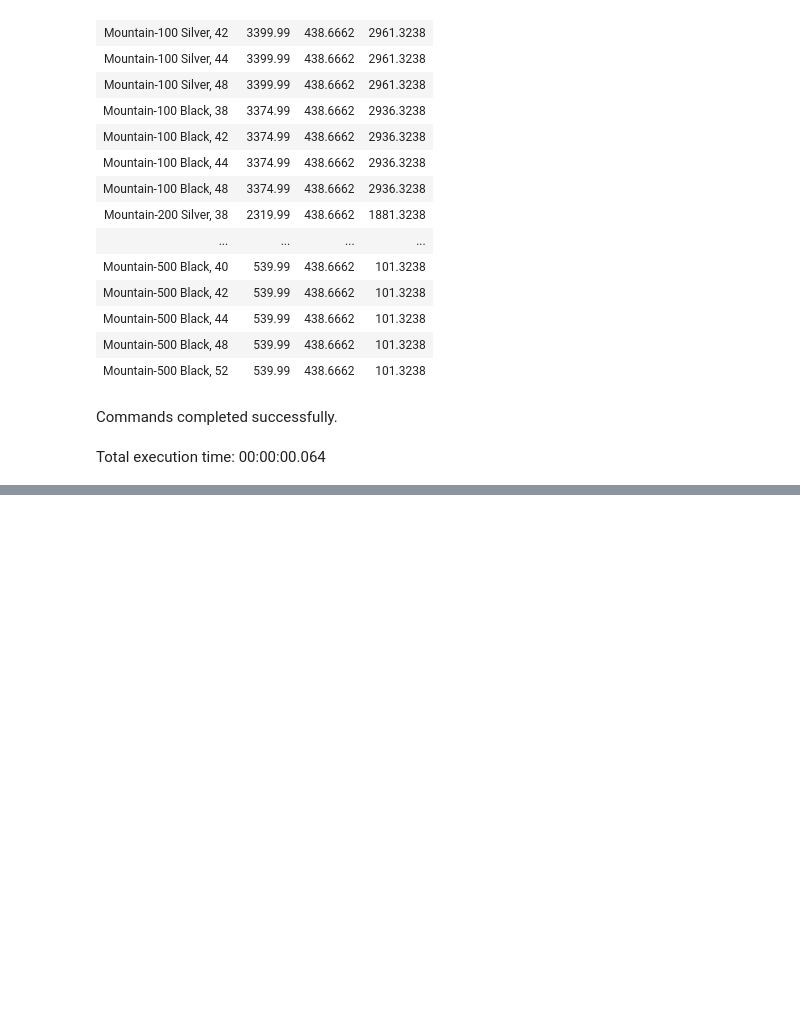
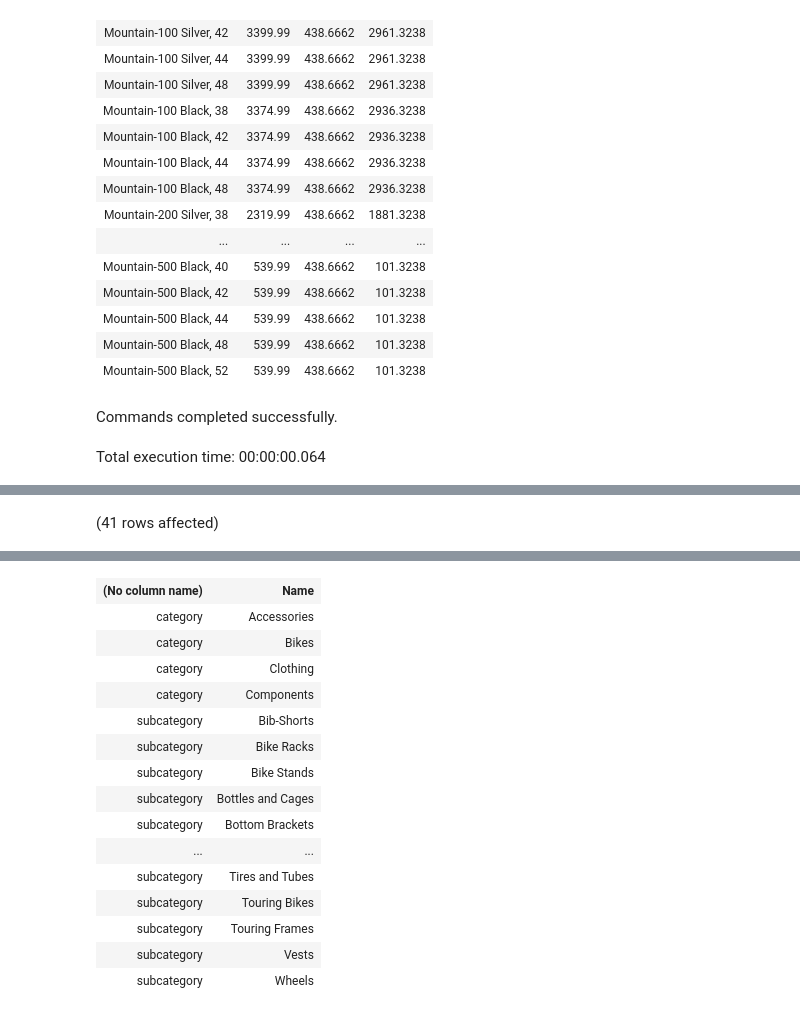
Before and after one commit to hollyhira/SQL-Exercises, a Jupyter notebook: SQL_PRACTICE/CLASS 14 SUBQUERIES PRACTICE.ipynb, the cells around one changed output, grey strips where cells are left out. Saved outputs shown, nothing was run; the diff lists cells and outputs as text; code cells hidden in the pictures; blank space fills up the shorter version.

```diff
--- a/SQL_PRACTICE/CLASS 14 SUBQUERIES PRACTICE.ipynb
+++ b/SQL_PRACTICE/CLASS 14 SUBQUERIES PRACTICE.ipynb
@@ -663,0 +668,11 @@ Total execution time: 00:00:00.064
+# %%
+USE AdventureWorks2019
+SELECT 'category',
+C.Name
+FROM Production.ProductCategory AS C
+UNION ALL
+SELECT 'subcategory',
+S.Name
+FROM Production.ProductSubcategory AS S
+# %% [output]
+(41 rows affected)
@@ -663,0 +680,16 @@ Total execution time: 00:00:00.064
+| (No column name) | Name |
+| category | Accessories |
+| category | Bikes |
+| category | Clothing |
+| category | Components |
+| subcategory | Bib-Shorts |
+| subcategory | Bike Racks |
+| subcategory | Bike Stands |
+| subcategory | Bottles and Cages |
+| subcategory | Bottom Brackets |
+| ... | ... |
+| subcategory | Tires and Tubes |
+| subcategory | Touring Bikes |
+| subcategory | Touring Frames |
+| subcategory | Vests |
+| subcategory | Wheels |
```
Also changed, not shown: parts of 4 cells of this notebook, 2 other files.
